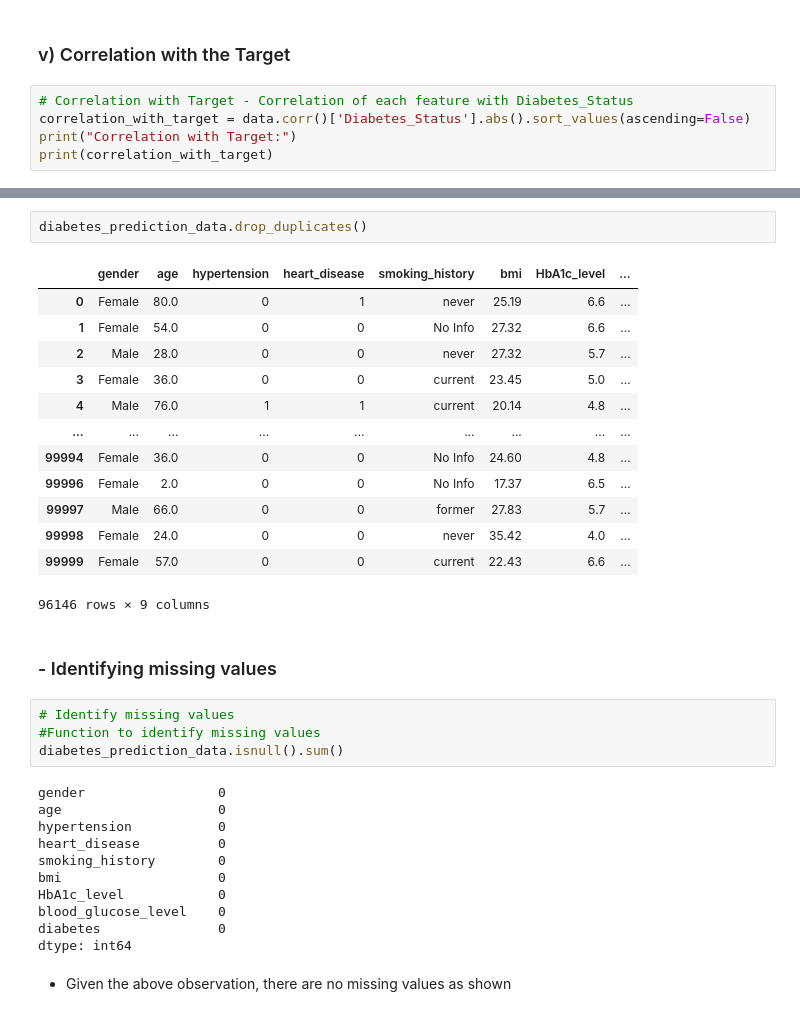
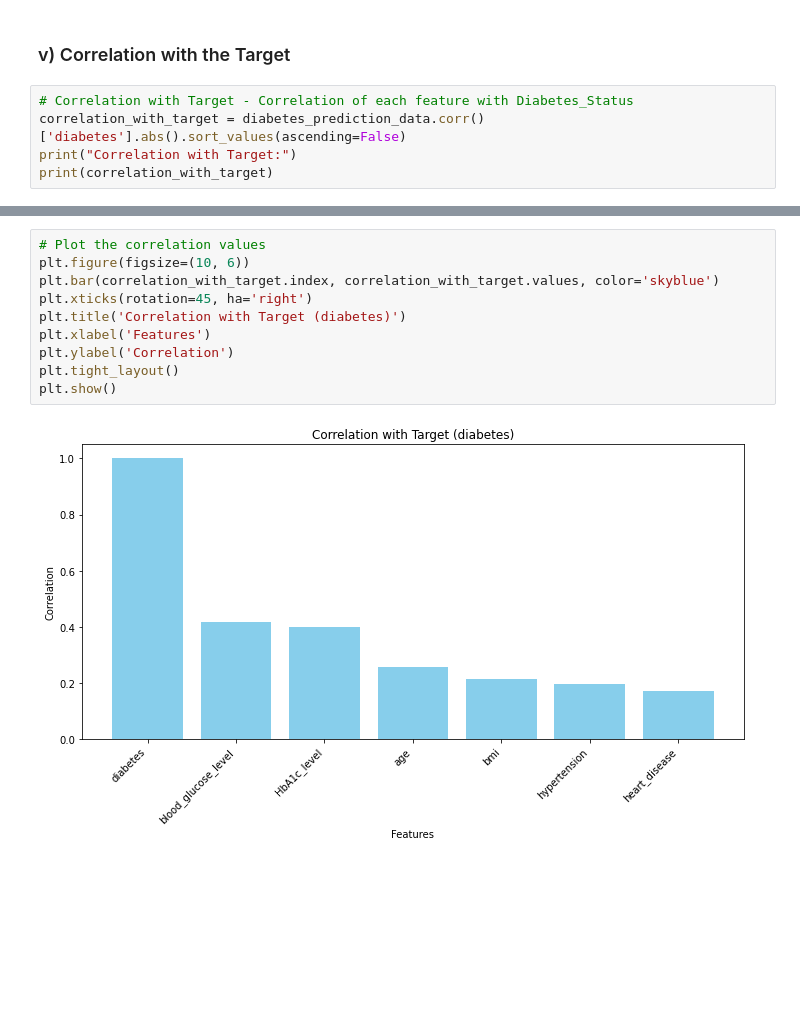
Before and after one commit to Edna722/Africantech-Hackathon, a Jupyter notebook: Diabetes Notebook 1.ipynb, the cells around one changed output, grey strips where cells are left out. Drawn from its saved outputs; the diff is of its cells as text; blank space fills up the shorter version.

```diff
--- a/Diabetes Notebook 1.ipynb
+++ b/Diabetes Notebook 1.ipynb
@@ -258,6 +314,6 @@ plt.show()
 ### v) Correlation with the Target
 # %%
 # Correlation with Target - Correlation of each feature with Diabetes_Status
-correlation_with_target = data.corr()['Diabetes_Status'].abs().sort_values(ascending=False)
+correlation_with_target = diabetes_prediction_data.corr()['diabetes'].abs().sort_values(ascending=False)
 print("Correlation with Target:")
 print(correlation_with_target)
@@ -286,35 +330,12 @@ Length: 100000, dtype: bool
-# %%
-diabetes_prediction_data.drop_duplicates()
-# %% [output]
-|  | gender | age | hypertension | heart_disease | smoking_history | bmi | HbA1c_level | ... |
-| 0 | Female | 80.0 | 0 | 1 | never | 25.19 | 6.6 | ... |
-| 1 | Female | 54.0 | 0 | 0 | No Info | 27.32 | 6.6 | ... |
-| 2 | Male | 28.0 | 0 | 0 | never | 27.32 | 5.7 | ... |
-| 3 | Female | 36.0 | 0 | 0 | current | 23.45 | 5.0 | ... |
-| 4 | Male | 76.0 | 1 | 1 | current | 20.14 | 4.8 | ... |
-| ... | ... | ... | ... | ... | ... | ... | ... | ... |
-| 99994 | Female | 36.0 | 0 | 0 | No Info | 24.60 | 4.8 | ... |
-| 99996 | Female | 2.0 | 0 | 0 | No Info | 17.37 | 6.5 | ... |
-| 99997 | Male | 66.0 | 0 | 0 | former | 27.83 | 5.7 | ... |
-| 99998 | Female | 24.0 | 0 | 0 | never | 35.42 | 4.0 | ... |
-| 99999 | Female | 57.0 | 0 | 0 | current | 22.43 | 6.6 | ... |
-96146 rows × 9 columns
-# %% [markdown]
-### - Identifying missing values
-# %%
-# Identify missing values
-#Function to identify missing values
-diabetes_prediction_data.isnull().sum()
-# %% [output]
-gender                 0
-age                    0
-hypertension           0
-heart_disease          0
-smoking_history        0
-bmi                    0
-HbA1c_level            0
-blood_glucose_level    0
-diabetes               0
-dtype: int64
-# %% [markdown]
-- Given the above observation, there are no missing values as shown
+# %%
+# Plot the correlation values
+plt.figure(figsize=(10, 6))
+plt.bar(correlation_with_target.index, correlation_with_target.values, color='skyblue')
+plt.xticks(rotation=45, ha='right')
+plt.title('Correlation with Target (diabetes)')
+plt.xlabel('Features')
+plt.ylabel('Correlation')
+plt.tight_layout()
+plt.show()
+# %% [output]
+[figure, added]
```
Also changed, not shown: parts of 48 cells of this notebook.
